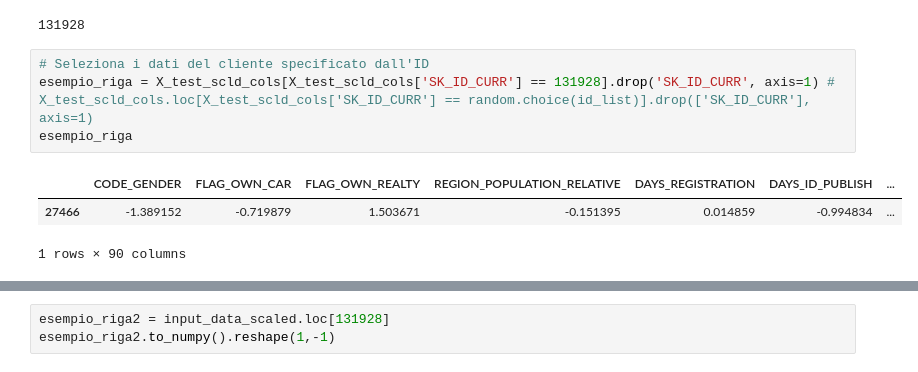
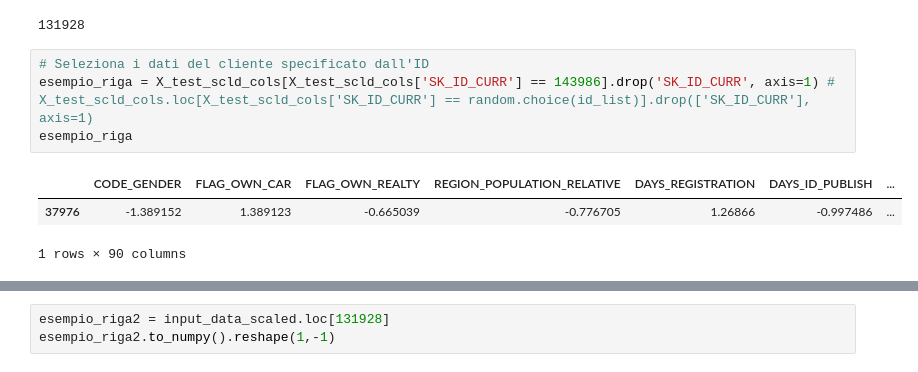
Before and after one commit to SilviaFranze/Project7, a Jupyter notebook: Proj7.ipynb, the cells around one changed output, grey strips where cells are left out. Drawn from its saved outputs; the diff is of its cells as text.

```diff
--- a/Proj7.ipynb
+++ b/Proj7.ipynb
@@ -997,9 +997,9 @@ random.choice(id_list)
 131928
 # %%
 # Seleziona i dati del cliente specificato dall'ID
-esempio_riga = X_test_scld_cols[X_test_scld_cols['SK_ID_CURR'] == 131928].drop('SK_ID_CURR', axis=1) # X_test_scld_cols.loc[X_test_scld_cols['SK_ID_CURR'] == random.choice(id_list)].drop(['SK_ID_CURR'], axis=1)
+esempio_riga = X_test_scld_cols[X_test_scld_cols['SK_ID_CURR'] == 143986].drop('SK_ID_CURR', axis=1) # X_test_scld_cols.loc[X_test_scld_cols['SK_ID_CURR'] == random.choice(id_list)].drop(['SK_ID_CURR'], axis=1)
 esempio_riga
 # %% [output]
 |  | CODE_GENDER | FLAG_OWN_CAR | FLAG_OWN_REALTY | REGION_POPULATION_RELATIVE | DAYS_REGISTRATION | DAYS_ID_PUBLISH | ... |
-| 27466 | -1.389152 | -0.719879 | 1.503671 | -0.151395 | 0.014859 | -0.994834 | ... |
+| 37976 | -1.389152 | 1.389123 | -0.665039 | -0.776705 | 1.26866 | -0.997486 | ... |
 1 rows × 90 columns
```
Also changed, not shown: parts of 1 cell of this notebook, 2 other files.
